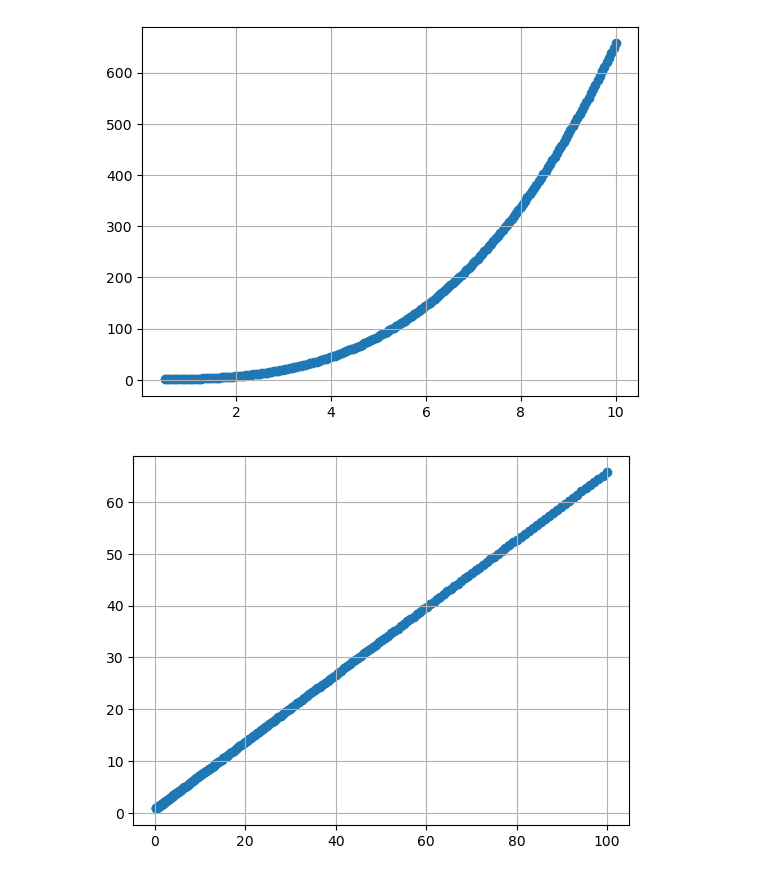
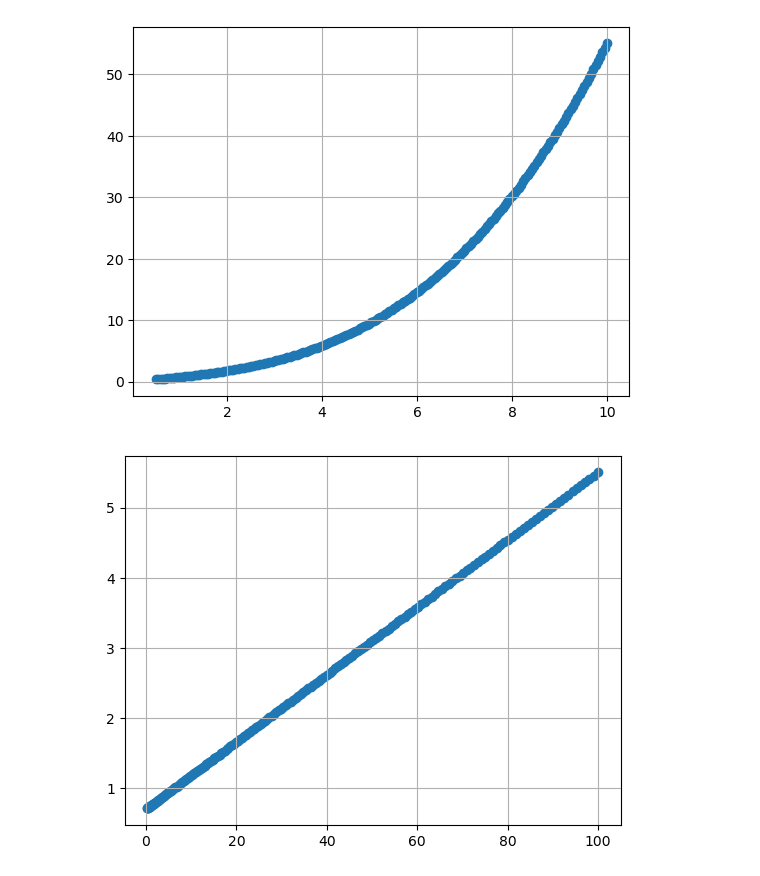
Before and after one commit to amart33/phys381-final-project-Antonio-Martinez, a Jupyter notebook: Heat_Capacity_Simulation.ipynb, the cells around one changed output. Drawn from its saved outputs; the diff is of its cells as text; code cells hidden in the pictures.

Commit message:
Figured out source of inconsistent values; Now to try to finish data analysis

```diff
--- a/Heat_Capacity_Simulation.ipynb
+++ b/Heat_Capacity_Simulation.ipynb
@@ -11,23 +11,23 @@ def C_over_T(T, gamma, beta):
 # %%
 #Plotting data for copper;
 #Just a trial to try and determine what I should factor in for noise
 T = np.linspace(0.5, 10, 200)
-Cv = heat(T, 0.70, 0.65)
+Cv = heat(T, 0.70, 4.8E-2)
 
 plt.scatter(T, Cv)
 plt.grid(True)
 plt.show()
 
 T_square = T**2
 C_o_T = Cv/T
 
 
 plt.scatter(T_square, C_o_T)
 plt.grid(True)
 plt.show()
 # %% [output]
-[figure, old version]
+[figure, new version]
-[figure, old version]
+[figure, new version]
 # %%
 #Simulation of Copper with just added random noise
 T = np.linspace(0.5, 10, 200)
```
Also changed, not shown: parts of 4 cells of this notebook.
